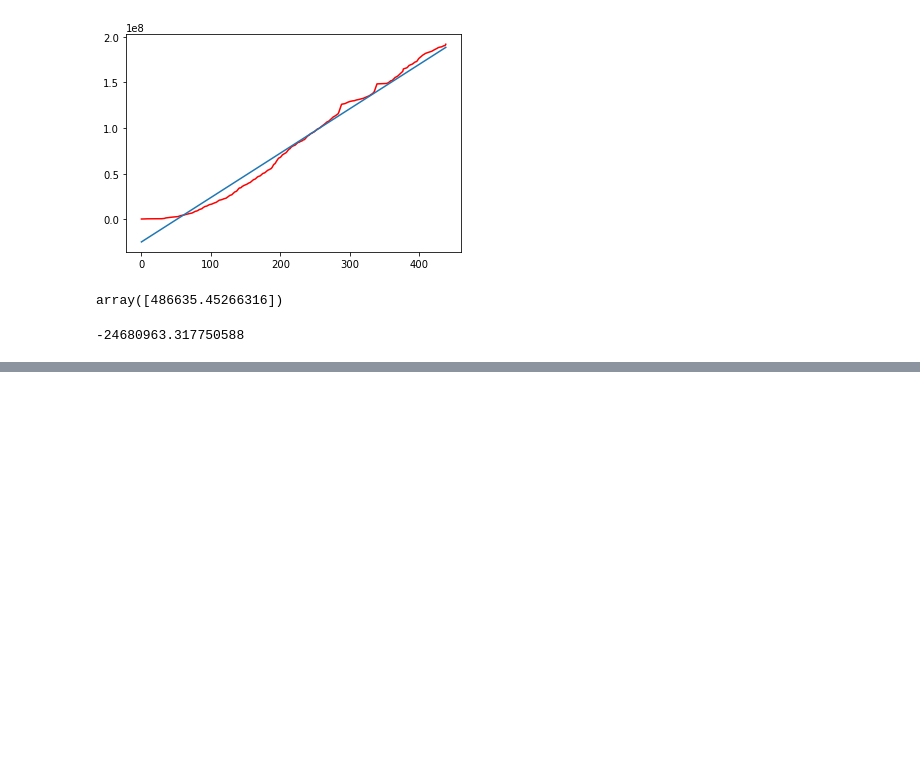
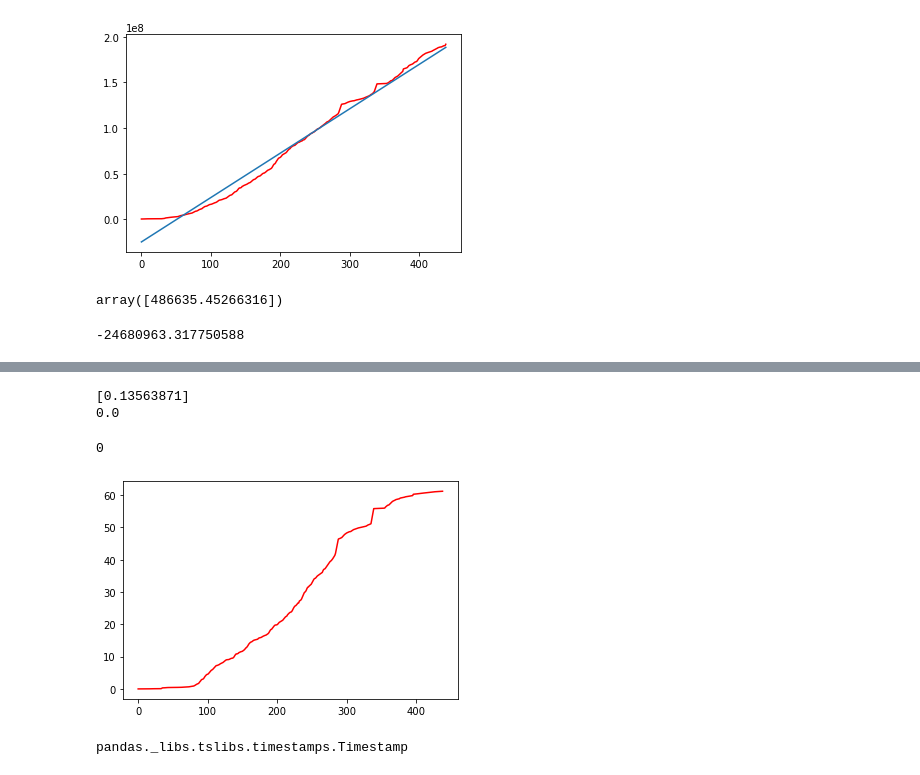
Before and after one commit to elriczero/ML-HW4-Covid-Analysis, a Jupyter notebook: Machine Learning Assignment 4 - Covid Vaccination Progress.ipynb, the cells around one changed output, grey strips where cells are left out. Drawn from its saved outputs; the diff is of its cells as text; code cells hidden in the pictures; blank space fills up the shorter version.

```diff
--- a/Machine Learning Assignment 4 - Covid Vaccination Progress.ipynb
+++ b/Machine Learning Assignment 4 - Covid Vaccination Progress.ipynb
@@ -293,0 +344,11 @@ def find_x_value_for_given_y(linear_model,y):
+# %%
+get_linear_regression_by_index('people_fully_vaccinated_per_hundred',ndata)
+# %% [output]
+[0.13563871]
+0.0
+0
+[figure, added]
+# %%
+type(initial_day)
+# %% [output]
+pandas._libs.tslibs.timestamps.Timestamp
```
Also changed, not shown: parts of 10 cells of this notebook.
